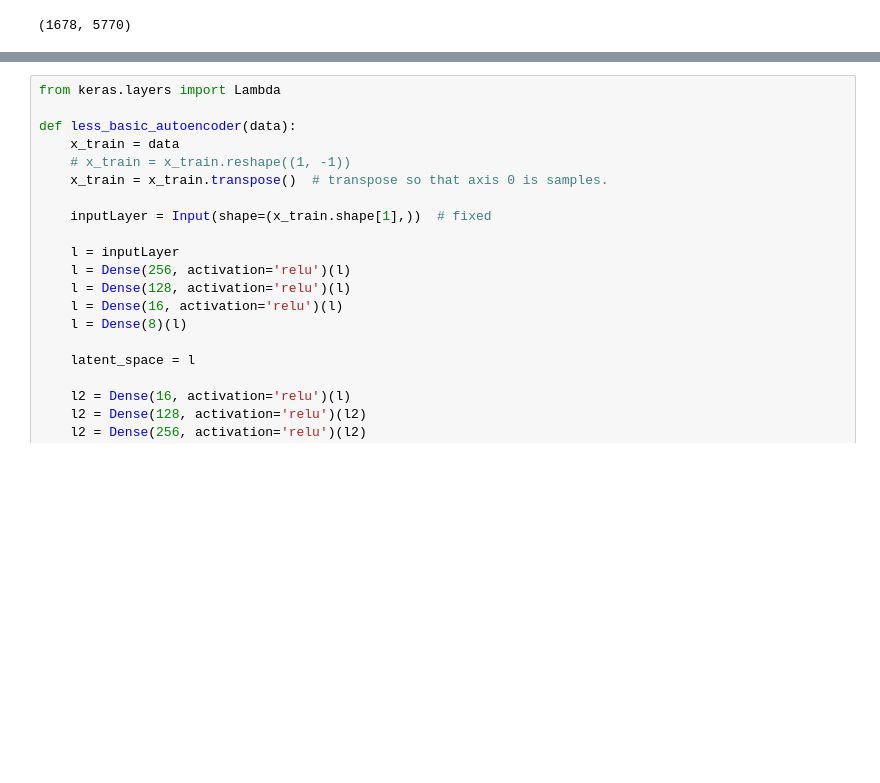
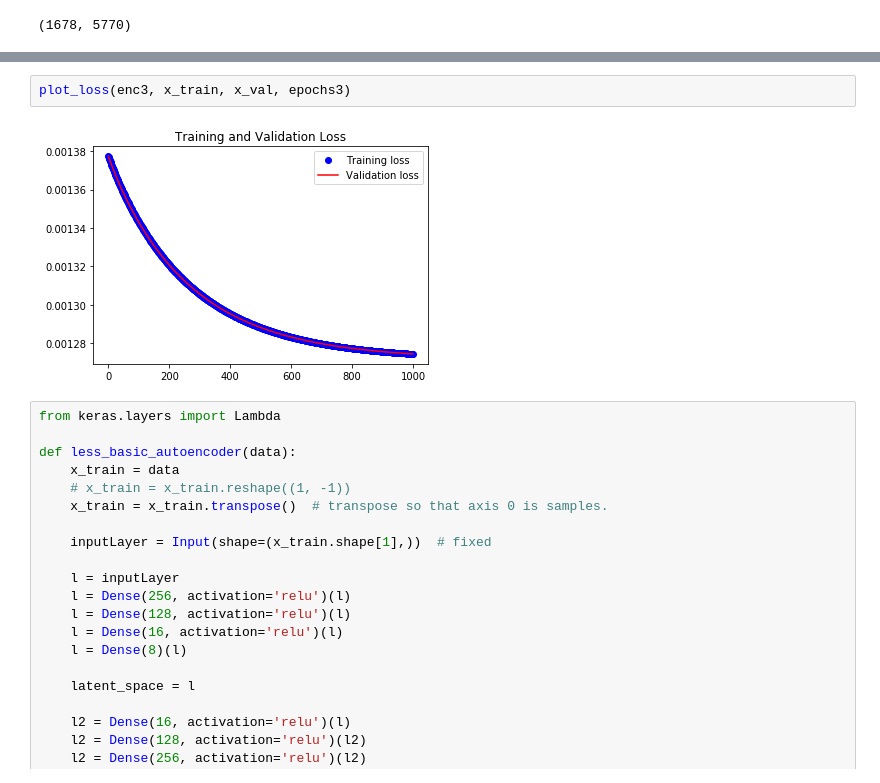
Before and after one commit to mvvucak/Masters-Autoencoder, a Jupyter notebook: DataImport.ipynb, the cells around one changed output, grey strips where cells are left out. Saved outputs shown, nothing was run; the diff lists cells and outputs as text; blank space fills up the shorter version.

```diff
--- a/DataImport.ipynb
+++ b/DataImport.ipynb
@@ -257,3 +359,7 @@ Epoch 10/10
+# %%
+plot_loss(enc3, x_train, x_val, epochs3)
+# %% [output]
+[figure, added]
 # %%
 from keras.layers import Lambda
 
```
Also changed, not shown: parts of 12 cells of this notebook.
